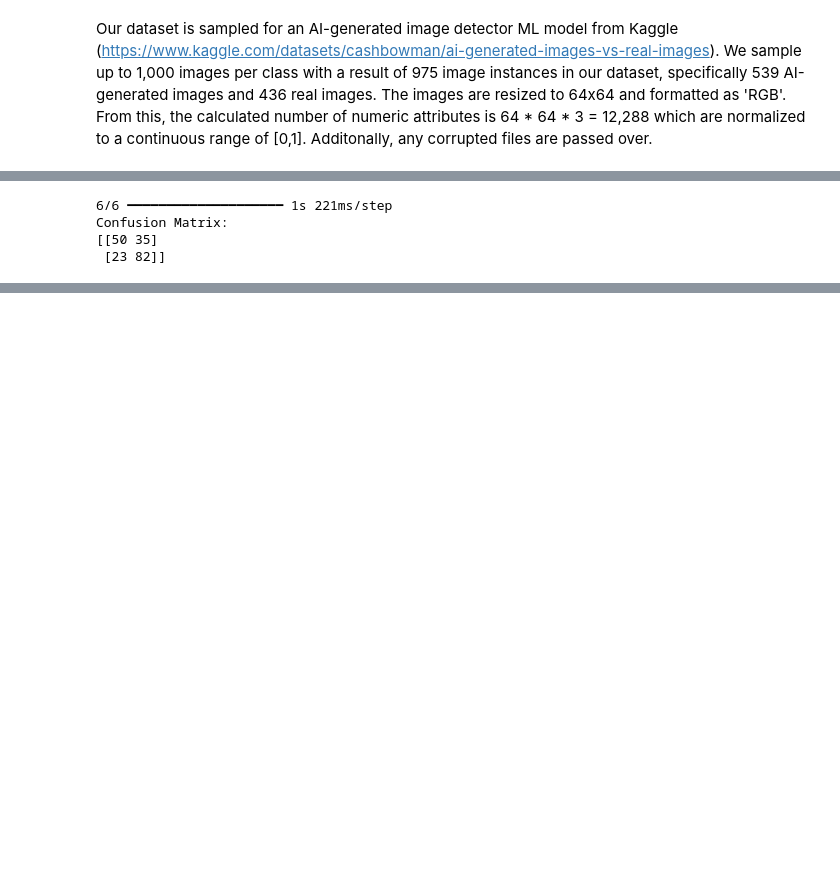
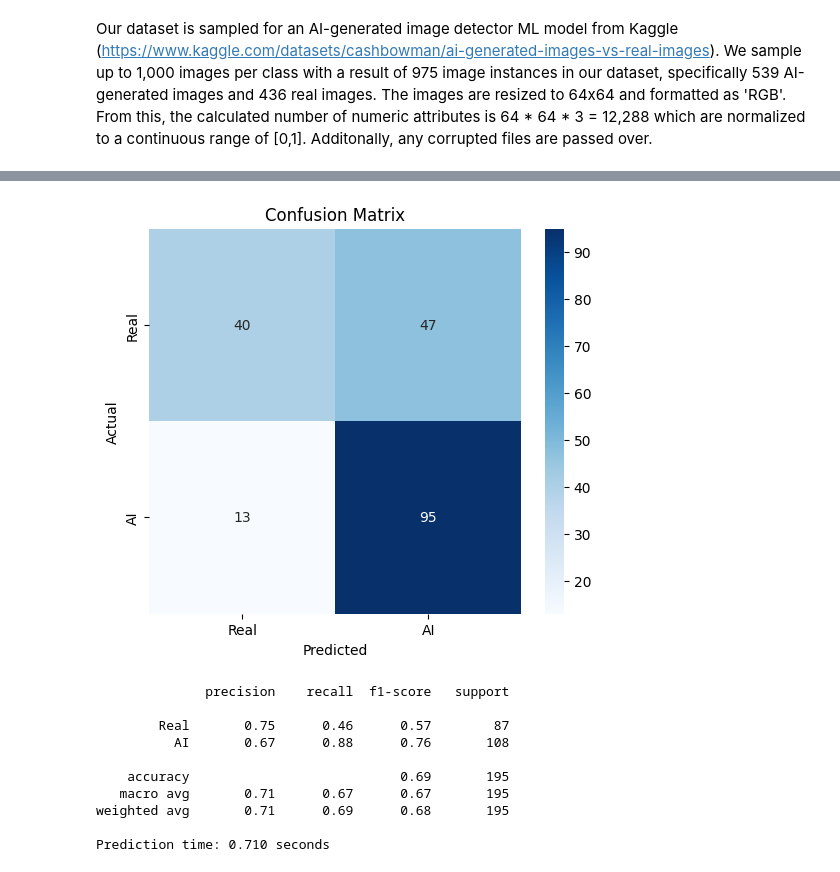
Before and after one commit to Medder001/ML-Final, a Jupyter notebook: ML_Final_Kay&Megan.ipynb, the cells around one changed output, grey strips where cells are left out. Cells and saved outputs as stored; diff of their text form; code cells hidden in the pictures; blank space fills up the shorter version.

```diff
--- a/ML_Final_Kay&Megan.ipynb
+++ b/ML_Final_Kay&Megan.ipynb
@@ -172,13 +196,20 @@ val_loss, val_acc = model.evaluate(X_test, y_test)
-# %%
-y_pred_probs = model.predict(X_test)
-y_pred = (y_pred_probs > 0.5).astype(int).ravel()
-
-
-cm = confusion_matrix(y_test, y_pred)
-print("Confusion Matrix: ")
-print(cm)
-# %% [output]
-6/6 ━━━━━━━━━━━━━━━━━━━━ 1s 221ms/step
-Confusion Matrix:
-[[50 35]
- [23 82]]
+# %%
+start = time.time()
+y_pred_probs = model.predict(X_test)
+end = time.time()
+y_pred = (y_pred_probs > 0.5).astype(int).ravel()
+
+
+cm = confusion_matrix(y_test, y_pred)
+plt.figure(figsize=(6, 5))
+sns.heatmap(cm, annot=True, fmt='d', cmap='Blues',
+            xticklabels=['Real', 'AI'],
+            yticklabels=['Real', 'AI'])
+plt.xlabel('Predicted')
+plt.ylabel('Actual')
+plt.title('Confusion Matrix')
+plt.show()
+
+print(classification_report(y_test, y_pred, target_names=['Real', 'AI']))
+print(f"Prediction time: {end - start:.3f} seconds")
+# %% [output]
@@ -184,0 +217,11 @@ Confusion Matrix:
+[figure, added]
+              precision    recall  f1-score   support
+
+        Real       0.75      0.46      0.57        87
+          AI       0.67      0.88      0.76       108
+
+    accuracy                           0.69       195
+   macro avg       0.71      0.67      0.67       195
+weighted avg       0.71      0.69      0.68       195
+
+Prediction time: 0.710 seconds
```
Also changed, not shown: parts of 11 cells of this notebook.
